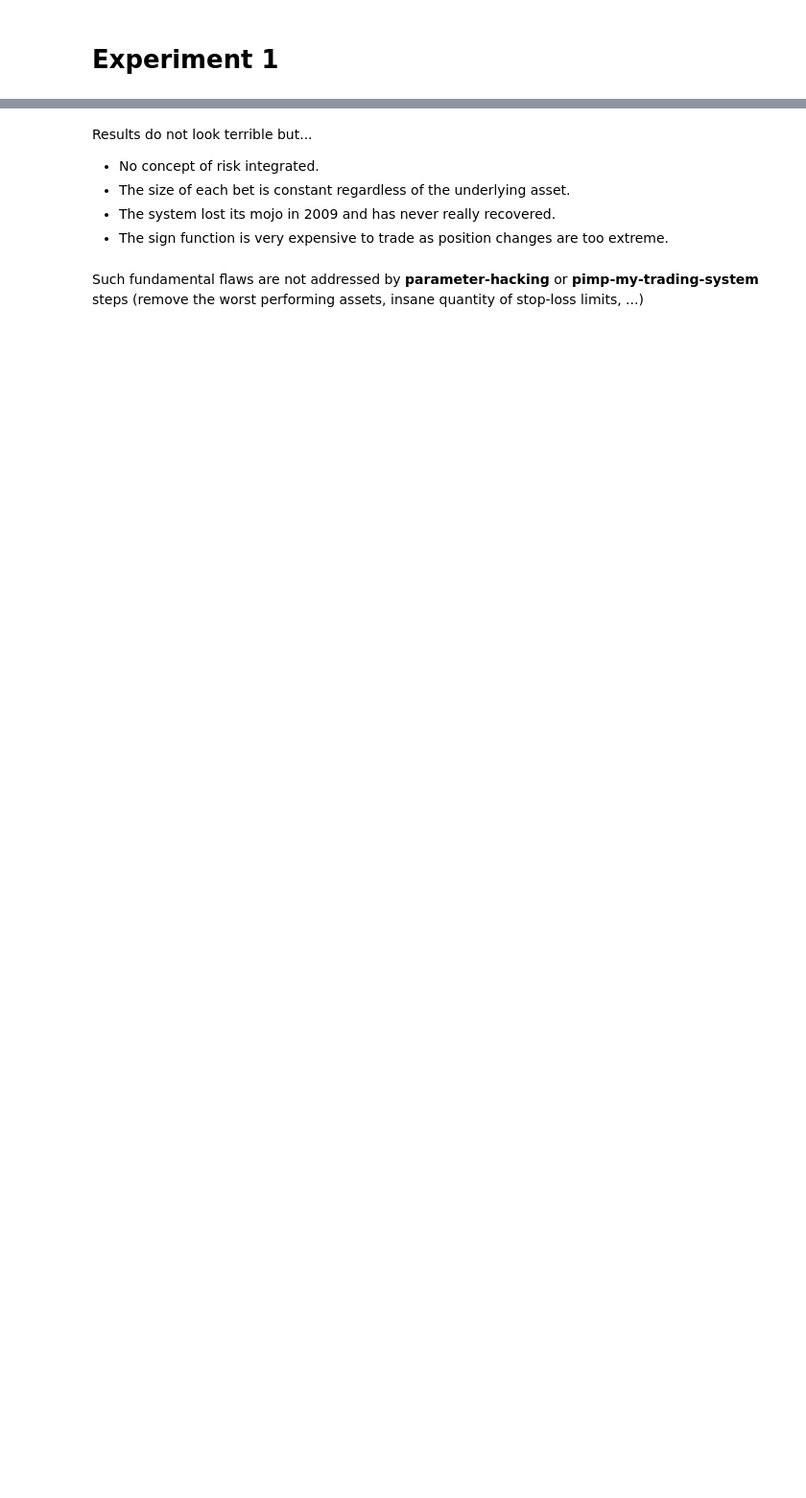
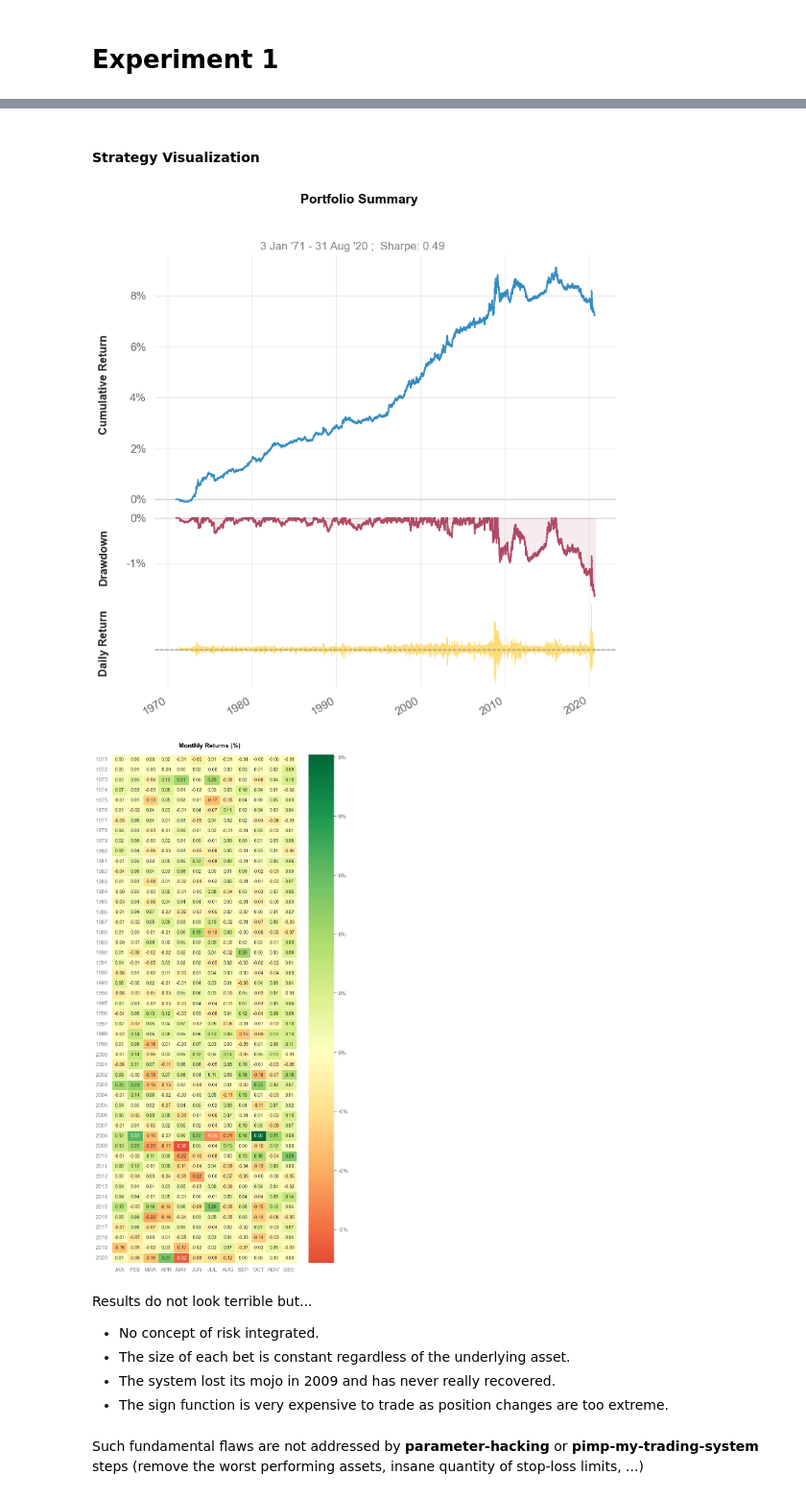
Before and after one commit to tschm/cs, a Jupyter notebook: book/docs/notebooks/Experiment1.ipynb, the cells around one changed output, grey strips where cells are left out. Shown at 96% size. Drawn from its saved outputs; the diff is of its cells as text; code cells hidden in the pictures; blank space fills up the shorter version.

```diff
--- a/book/docs/notebooks/Experiment1.ipynb
+++ b/book/docs/notebooks/Experiment1.ipynb
@@ -64,0 +34,3 @@ a.std.plot()
+# %%
+qs.reports.basic(portfolio.returns(init_capital=1000))
+# %% [output]
@@ -65,3 +55,6 @@ a.std.plot()
+Strategy Visualization
+[figure, added]
+[figure, added]
 # %% [markdown]
 Results do not look terrible but...
 * No concept of risk integrated.
```
Also changed, not shown: parts of 10 cells of this notebook.
